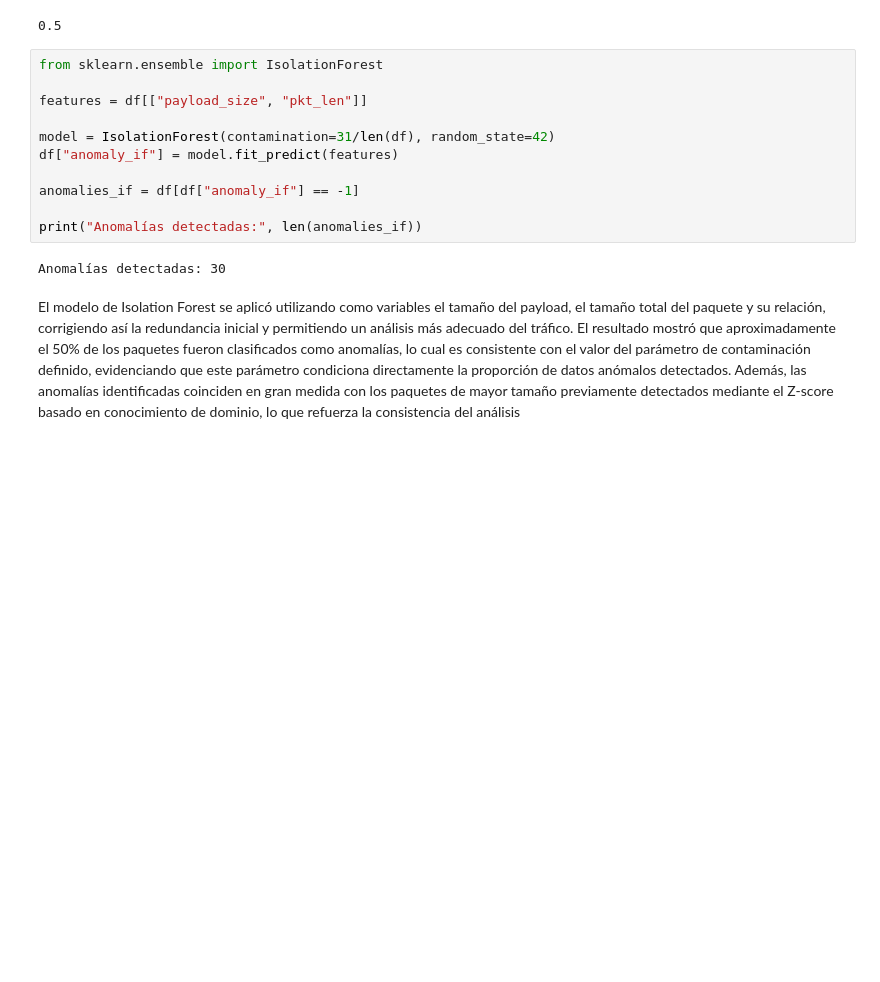
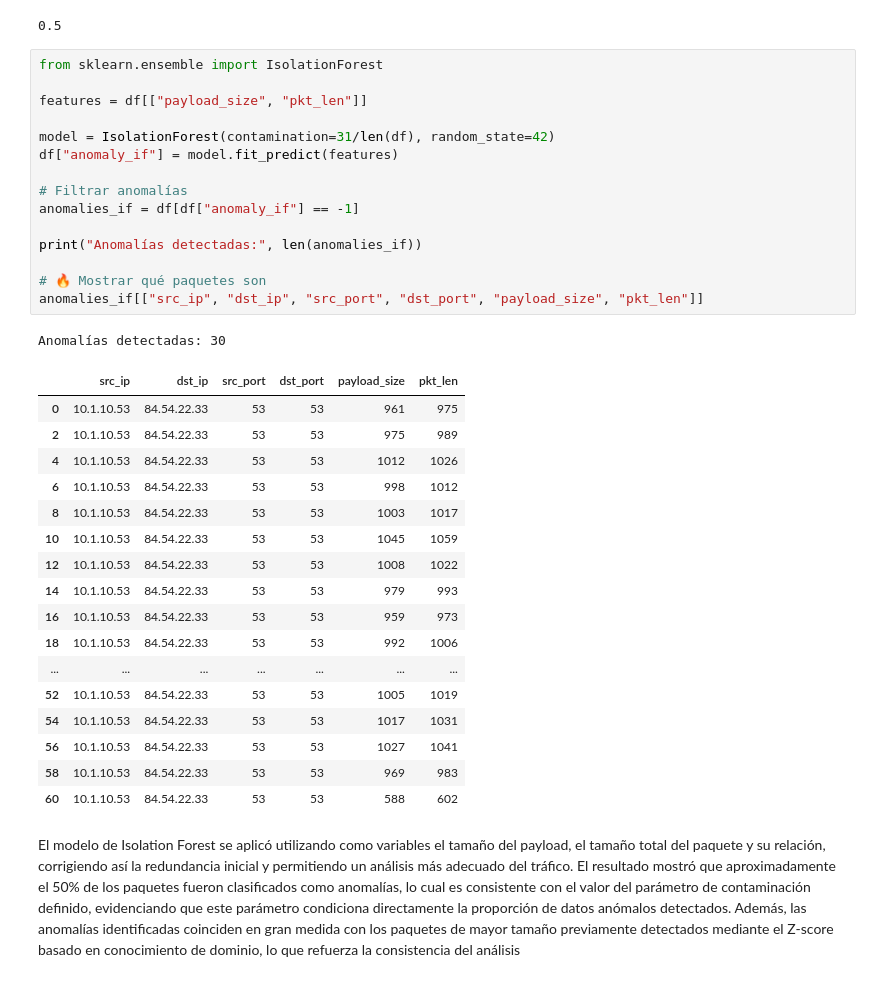
Before and after one commit to JPS4321/Lab5_SDS, a Jupyter notebook: main.ipynb, the cells around one changed output. Saved outputs shown, nothing was run; the diff lists cells and outputs as text; blank space fills up the shorter version.

```diff
--- a/main.ipynb
+++ b/main.ipynb
@@ -280,15 +280,36 @@ print(contamination)
 # %%
 from sklearn.ensemble import IsolationForest
 
 features = df[["payload_size", "pkt_len"]]
 
 model = IsolationForest(contamination=31/len(df), random_state=42)
 df["anomaly_if"] = model.fit_predict(features)
 
+# Filtrar anomalías
 anomalies_if = df[df["anomaly_if"] == -1]
 
 print("Anomalías detectadas:", len(anomalies_if))
+
+# 🔥 Mostrar qué paquetes son
+anomalies_if[["src_ip", "dst_ip", "src_port", "dst_port", "payload_size", "pkt_len"]]
 # %% [output]
 Anomalías detectadas: 30
+|  | src_ip | dst_ip | src_port | dst_port | payload_size | pkt_len |
+| 0 | 10.1.10.53 | 84.54.22.33 | 53 | 53 | 961 | 975 |
+| 2 | 10.1.10.53 | 84.54.22.33 | 53 | 53 | 975 | 989 |
+| 4 | 10.1.10.53 | 84.54.22.33 | 53 | 53 | 1012 | 1026 |
+| 6 | 10.1.10.53 | 84.54.22.33 | 53 | 53 | 998 | 1012 |
+| 8 | 10.1.10.53 | 84.54.22.33 | 53 | 53 | 1003 | 1017 |
+| 10 | 10.1.10.53 | 84.54.22.33 | 53 | 53 | 1045 | 1059 |
+| 12 | 10.1.10.53 | 84.54.22.33 | 53 | 53 | 1008 | 1022 |
+| 14 | 10.1.10.53 | 84.54.22.33 | 53 | 53 | 979 | 993 |
+| 16 | 10.1.10.53 | 84.54.22.33 | 53 | 53 | 959 | 973 |
+| 18 | 10.1.10.53 | 84.54.22.33 | 53 | 53 | 992 | 1006 |
+| ... | ... | ... | ... | ... | ... | ... |
+| 52 | 10.1.10.53 | 84.54.22.33 | 53 | 53 | 1005 | 1019 |
+| 54 | 10.1.10.53 | 84.54.22.33 | 53 | 53 | 1017 | 1031 |
+| 56 | 10.1.10.53 | 84.54.22.33 | 53 | 53 | 1027 | 1041 |
+| 58 | 10.1.10.53 | 84.54.22.33 | 53 | 53 | 969 | 983 |
+| 60 | 10.1.10.53 | 84.54.22.33 | 53 | 53 | 588 | 602 |
 # %% [markdown]
 El modelo de Isolation Forest se aplicó utilizando como variables el tamaño del payload, el tamaño total del paquete y su relación, corrigiendo así la redundancia inicial y permitiendo un análisis más adecuado del tráfico. El resultado mostró que aproximadamente el 50% de los paquetes fueron clasificados como anomalías, lo cual es consistente con el valor del parámetro de contaminación definido, evidenciando que este parámetro condiciona directamente la proporción de datos anómalos detectados. Además, las anomalías identificadas coinciden en gran medida con los paquetes de mayor tamaño previamente detectados mediante el Z-score basado en conocimiento de dominio, lo que refuerza la consistencia del análisis
```
Also changed, not shown: parts of 10 cells of this notebook.
